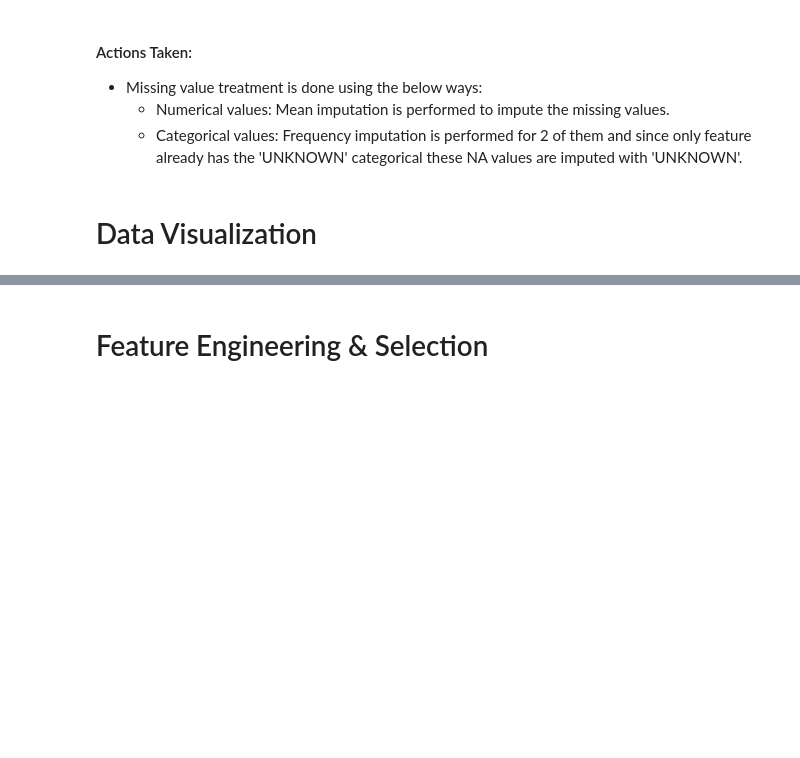
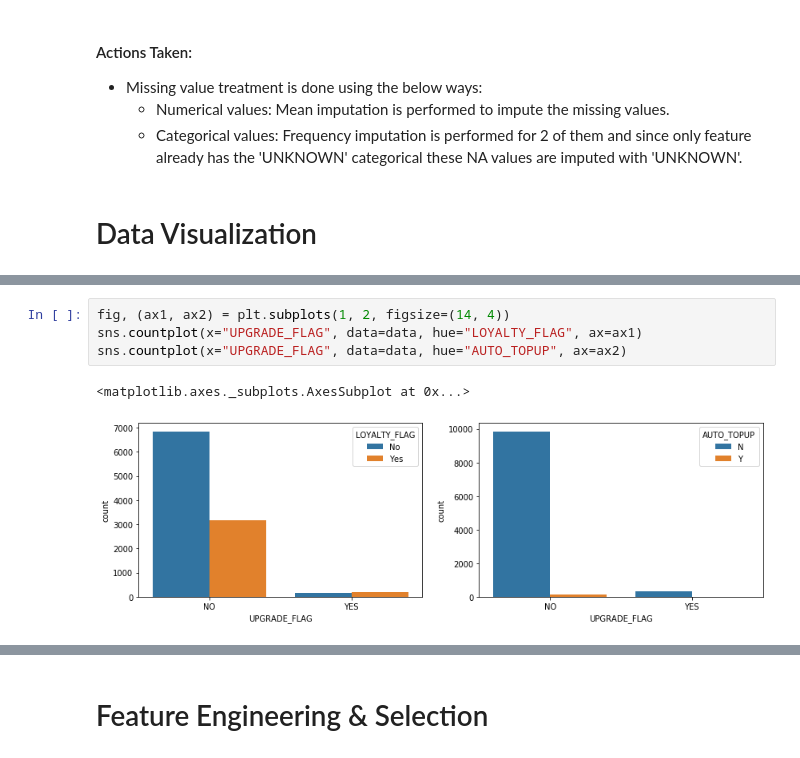
Before and after one commit to rameshs-data/Customer_Upgrade_Prediction, a Jupyter notebook: CustomerUpgradePrediction.ipynb, the cells around one changed output, grey strips where cells are left out. Cells and saved outputs as stored; diff of their text form; blank space fills up the shorter version.

```diff
--- a/CustomerUpgradePrediction.ipynb
+++ b/CustomerUpgradePrediction.ipynb
@@ -328,0 +349,7 @@ data[num_cols].hist(figsize=(12, 10), color='darkblue');
+# %%
+fig, (ax1, ax2) = plt.subplots(1, 2, figsize=(14, 4))
+sns.countplot(x="UPGRADE_FLAG", data=data, hue="LOYALTY_FLAG", ax=ax1)
+sns.countplot(x="UPGRADE_FLAG", data=data, hue="AUTO_TOPUP", ax=ax2)
+# %% [output]
+<matplotlib.axes._subplots.AxesSubplot at 0x...>
+[figure, added]
```
Also changed, not shown: parts of 20 cells of this notebook.
